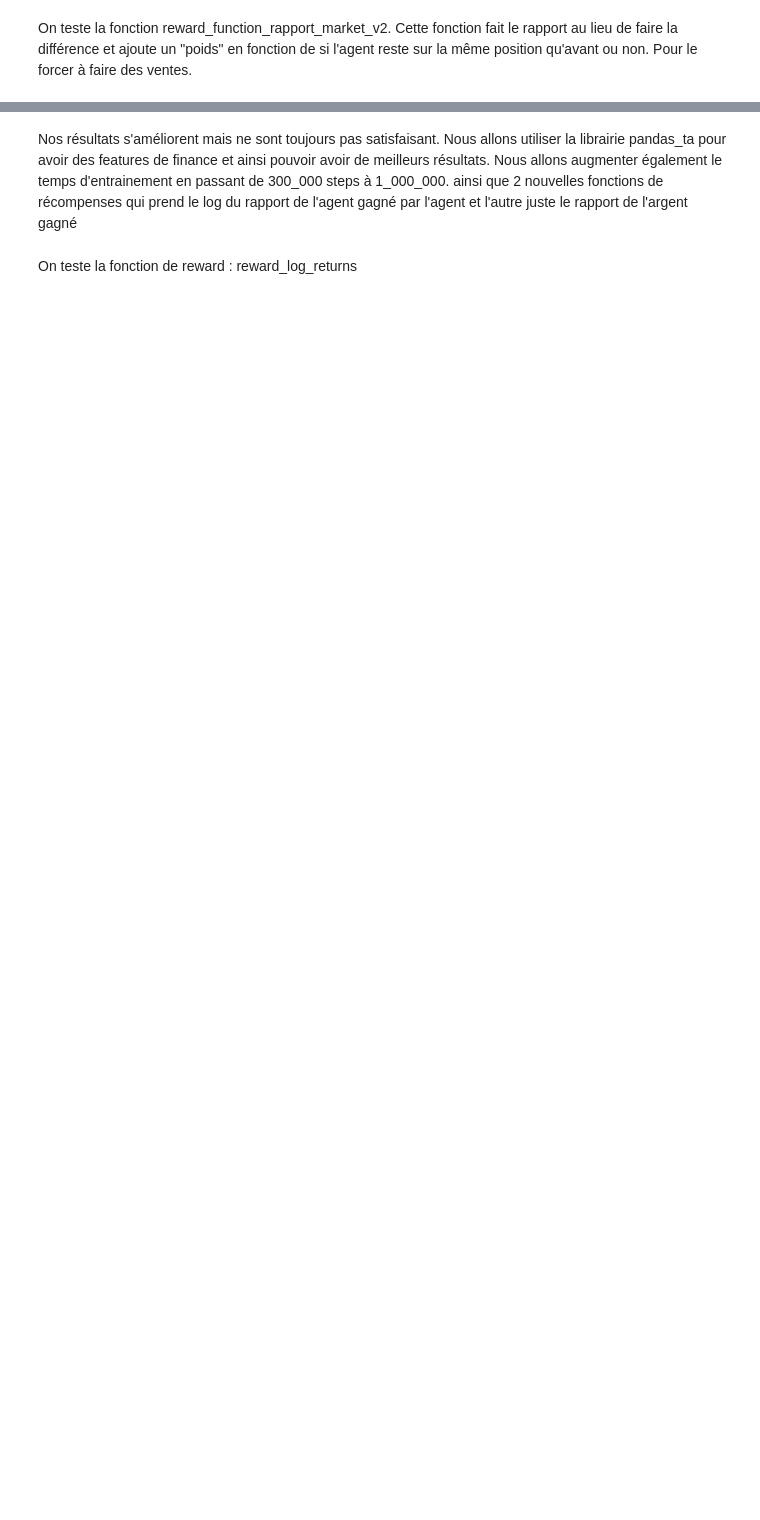
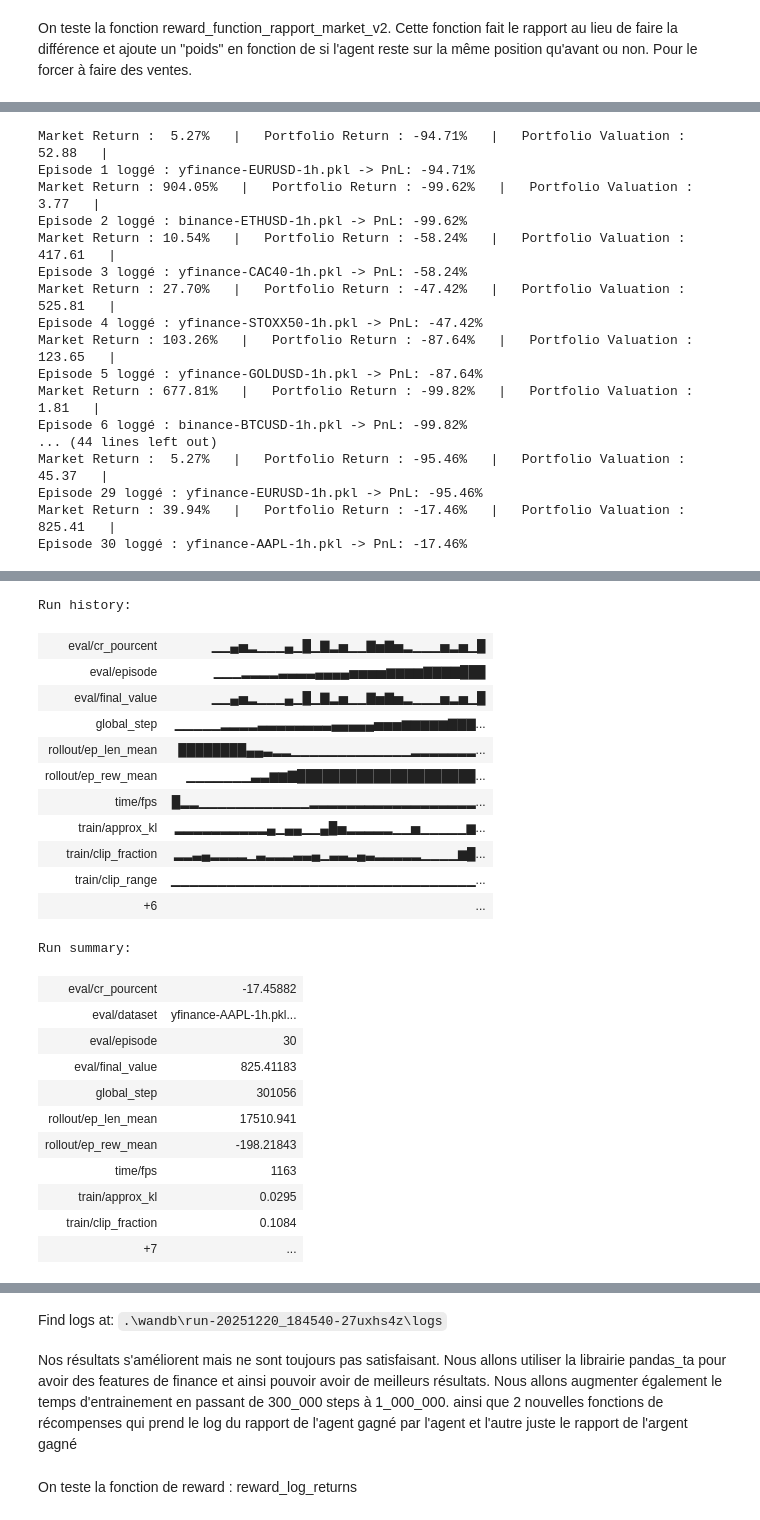
Before and after one commit to Labriz9/reinforcement-learning-project, a Jupyter notebook: PPO.ipynb, the cells around one changed output, grey strips where cells are left out. Drawn from its saved outputs; the diff is of its cells as text; code cells hidden in the pictures; blank space fills up the shorter version.

```diff
--- a/PPO.ipynb
+++ b/PPO.ipynb
@@ -429,7 +821,7 @@ for episode in range(1, nb_episodes + 1):
 
     if done:
         history = env.env.historical_info
-        df_history = pd.DataFrame(history)
+        df_history = pd.DataFrame(history.history_storage, columns=history.columns)
 
         initial_val = df_history['portfolio_valuation'].iloc[0]
         final_val = df_history['portfolio_valuation'].iloc[-1]
@@ -464,3 +856,21 @@ for episode in range(1, nb_episodes + 1):
         print(f"Episode {episode} loggé : {dataset_name} -> PnL: {c_r_pourcent:.2f}%")
 
 wandb.finish()
+# %% [output]
+Market Return :  5.27%   |   Portfolio Return : -94.71%   |   Portfolio Valuation : 52.88   |
+Episode 1 loggé : yfinance-EURUSD-1h.pkl -> PnL: -94.71%
+Market Return : 904.05%   |   Portfolio Return : -99.62%   |   Portfolio Valuation : 3.77   |
+Episode 2 loggé : binance-ETHUSD-1h.pkl -> PnL: -99.62%
+Market Return : 10.54%   |   Portfolio Return : -58.24%   |   Portfolio Valuation : 417.61   |
+Episode 3 loggé : yfinance-CAC40-1h.pkl -> PnL: -58.24%
+Market Return : 27.70%   |   Portfolio Return : -47.42%   |   Portfolio Valuation : 525.81   |
+Episode 4 loggé : yfinance-STOXX50-1h.pkl -> PnL: -47.42%
+Market Return : 103.26%   |   Portfolio Return : -87.64%   |   Portfolio Valuation : 123.65   |
+Episode 5 loggé : yfinance-GOLDUSD-1h.pkl -> PnL: -87.64%
+Market Return : 677.81%   |   Portfolio Return : -99.82%   |   Portfolio Valuation : 1.81   |
+Episode 6 loggé : binance-BTCUSD-1h.pkl -> PnL: -99.82%
+... (44 lines left out)
+Market Return :  5.27%   |   Portfolio Return : -95.46%   |   Portfolio Valuation : 45.37   |
+Episode 29 loggé : yfinance-EURUSD-1h.pkl -> PnL: -95.46%
+Market Return : 39.94%   |   Portfolio Return : -17.46%   |   Portfolio Valuation : 825.41   |
+Episode 30 loggé : yfinance-AAPL-1h.pkl -> PnL: -17.46%
@@ -466,0 +878,24 @@ wandb.finish()
+Run history:
+| eval/cr_pourcent | ▁▁▄▅▂▁▁▁▄▁█▁▇▂▅▁▁▇▅▇▅▂▁▁▁▅▂▅▁█ |
+| eval/episode | ▁▁▁▂▂▂▂▃▃▃▃▄▄▄▄▅▅▅▅▆▆▆▆▇▇▇▇███ |
+| eval/final_value | ▁▁▄▅▂▁▁▁▄▁█▁▇▂▅▁▁▇▅▇▅▂▁▁▁▅▂▅▁█ |
+| global_step | ▁▁▁▁▁▂▂▂▂▃▃▃▃▃▃▃▃▄▄▄▄▄▅▅▅▆▆▆▆▆▇▇▇... |
+| rollout/ep_len_mean | ████████▄▄▃▂▂▁▁▁▁▁▁▁▁▁▁▁▁▁▂▂▂▂▂▂▂... |
+| rollout/ep_rew_mean | ▁▁▁▁▁▁▁▃▃▆▆▇█████████████████████... |
+| time/fps | █▂▂▁▁▁▁▁▁▁▁▁▁▁▁▂▂▂▂▂▂▂▂▂▂▂▂▂▂▂▂▂▂... |
+| train/approx_kl | ▂▂▂▂▂▂▂▂▂▂▄▁▄▄▁▁▄█▅▂▂▂▂▂▁▁▅▁▁▁▁▁▆... |
+| train/clip_fraction | ▂▂▃▄▂▂▂▂▁▃▂▂▂▃▃▄▁▃▃▂▄▃▂▂▂▂▂▁▁▁▁▆█... |
+| train/clip_range | ▁▁▁▁▁▁▁▁▁▁▁▁▁▁▁▁▁▁▁▁▁▁▁▁▁▁▁▁▁▁▁▁▁... |
+| +6 | ... |
+Run summary:
+| eval/cr_pourcent | -17.45882 |
+| eval/dataset | yfinance-AAPL-1h.pkl... |
+| eval/episode | 30 |
+| eval/final_value | 825.41183 |
+| global_step | 301056 |
+| rollout/ep_len_mean | 17510.941 |
+| rollout/ep_rew_mean | -198.21843 |
+| time/fps | 1163 |
+| train/approx_kl | 0.0295 |
+| train/clip_fraction | 0.1084 |
+| +7 | ... |
@@ -467,3 +905,4 @@ wandb.finish()
+Find logs at: .\wandb\run-20251220_184540-27uxhs4z\logs
 # %% [markdown]
 Nos résultats s'améliorent mais ne sont toujours pas satisfaisant. Nous allons utiliser la librairie pandas_ta pour avoir des features de finance et ainsi pouvoir avoir de meilleurs résultats. Nous allons augmenter également le temps d'entrainement en passant de 300_000 steps à 1_000_000. ainsi que 2 nouvelles fonctions de récompenses qui prend le log du rapport de l'agent gagné par l'agent et l'autre juste le rapport de l'argent gagné
 # %%
```
Also changed, not shown: parts of 35 cells of this notebook, 13 other files.
